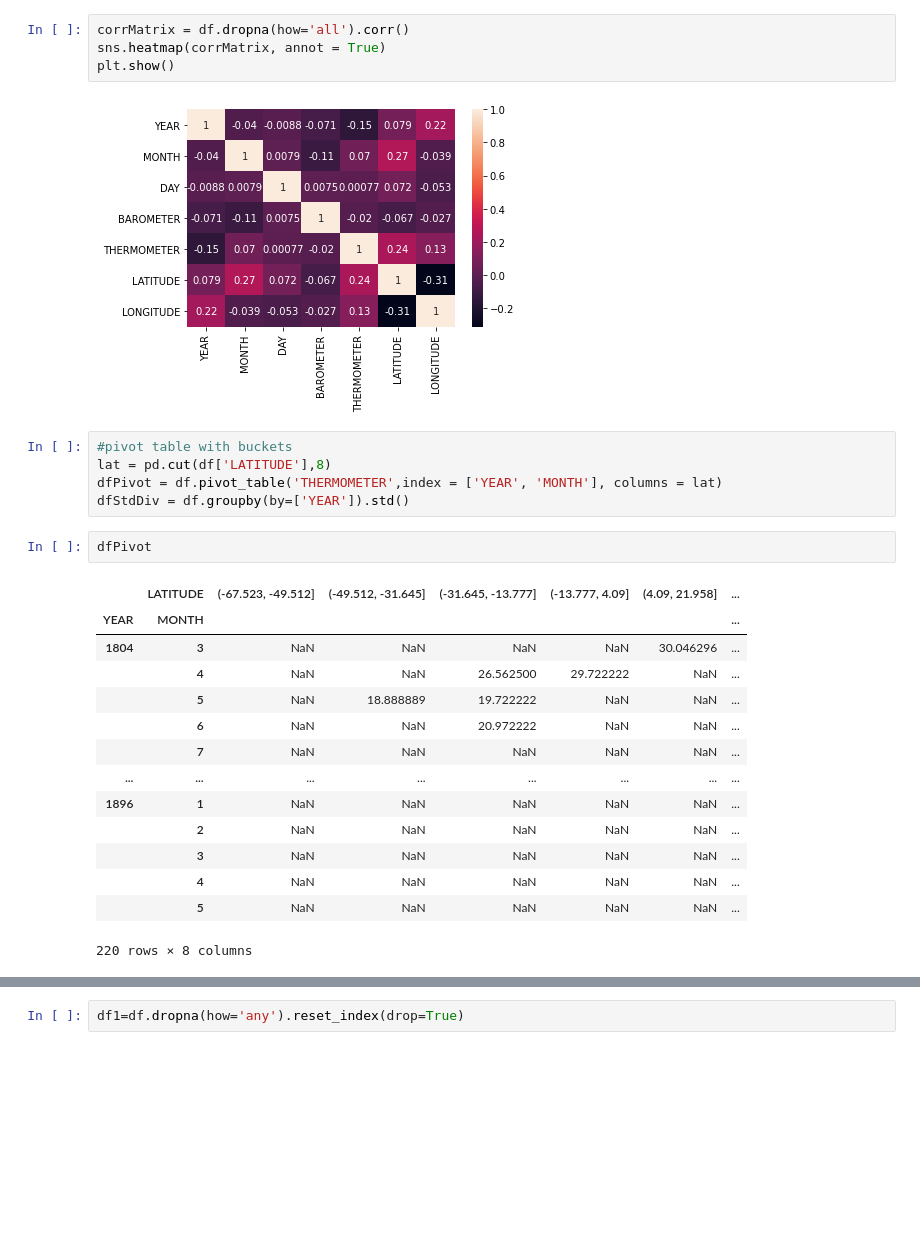
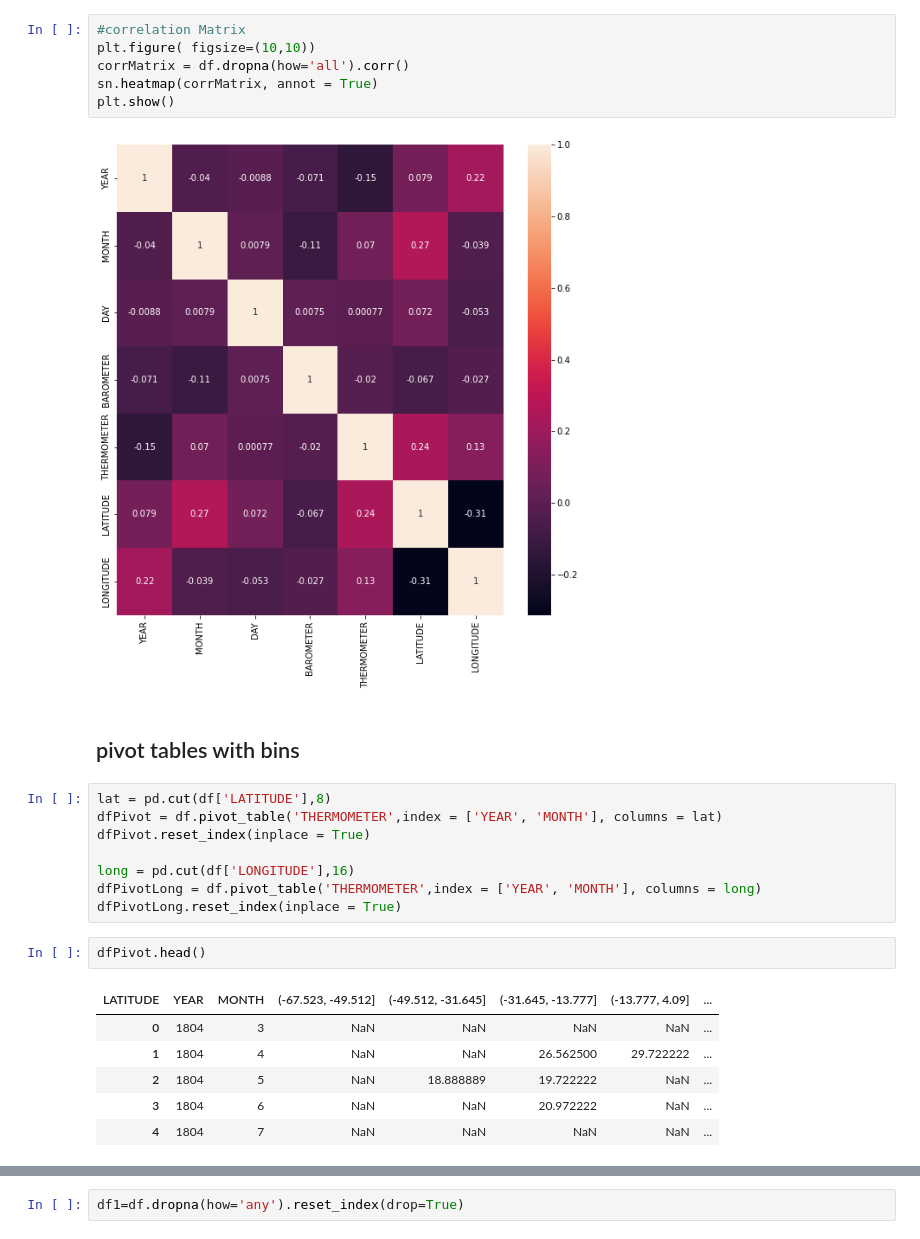
Before and after one commit to raminstad/Marine_Data_Analysis, a Jupyter notebook: EDA.ipynb, the cells around one changed output, grey strips where cells are left out. Cells and saved outputs as stored; diff of their text form; blank space fills up the shorter version.

```diff
--- a/EDA.ipynb
+++ b/EDA.ipynb
@@ -40,28 +42,27 @@ df.describe(include = 'all')
 # %%
+#correlation Matrix
+plt.figure( figsize=(10,10))
 corrMatrix = df.dropna(how='all').corr()
-sns.heatmap(corrMatrix, annot = True)
+sn.heatmap(corrMatrix, annot = True)
 plt.show()
 # %% [output]
-[figure, old version]
+[figure, new version]
+# %% [markdown]
+## pivot tables with bins
 # %%
-#pivot table with buckets
 lat = pd.cut(df['LATITUDE'],8)
 dfPivot = df.pivot_table('THERMOMETER',index = ['YEAR', 'MONTH'], columns = lat)
-dfStdDiv = df.groupby(by=['YEAR']).std()
+dfPivot.reset_index(inplace = True)
+
+long = pd.cut(df['LONGITUDE'],16)
+dfPivotLong = df.pivot_table('THERMOMETER',index = ['YEAR', 'MONTH'], columns = long)
+dfPivotLong.reset_index(inplace = True)
 # %%
-dfPivot
+dfPivot.head()
 # %% [output]
-|  | LATITUDE | (-67.523, -49.512] | (-49.512, -31.645] | (-31.645, -13.777] | (-13.777, 4.09] | (4.09, 21.958] | ... |
-| YEAR | MONTH |  |  |  |  |  | ... |
-| 1804 | 3 | NaN | NaN | NaN | NaN | 30.046296 | ... |
-|  | 4 | NaN | NaN | 26.562500 | 29.722222 | NaN | ... |
-|  | 5 | NaN | 18.888889 | 19.722222 | NaN | NaN | ... |
-|  | 6 | NaN | NaN | 20.972222 | NaN | NaN | ... |
-|  | 7 | NaN | NaN | NaN | NaN | NaN | ... |
-| ... | ... | ... | ... | ... | ... | ... | ... |
-| 1896 | 1 | NaN | NaN | NaN | NaN | NaN | ... |
-|  | 2 | NaN | NaN | NaN | NaN | NaN | ... |
-|  | 3 | NaN | NaN | NaN | NaN | NaN | ... |
-|  | 4 | NaN | NaN | NaN | NaN | NaN | ... |
-|  | 5 | NaN | NaN | NaN | NaN | NaN | ... |
+| LATITUDE | YEAR | MONTH | (-67.523, -49.512] | (-49.512, -31.645] | (-31.645, -13.777] | (-13.777, 4.09] | ... |
+| 0 | 1804 | 3 | NaN | NaN | NaN | NaN | ... |
+| 1 | 1804 | 4 | NaN | NaN | 26.562500 | 29.722222 | ... |
+| 2 | 1804 | 5 | NaN | 18.888889 | 19.722222 | NaN | ... |
+| 3 | 1804 | 6 | NaN | NaN | 20.972222 | NaN | ... |
+| 4 | 1804 | 7 | NaN | NaN | NaN | NaN | ... |
-220 rows × 8 columns
```
Also changed, not shown: parts of 17 cells of this notebook.
